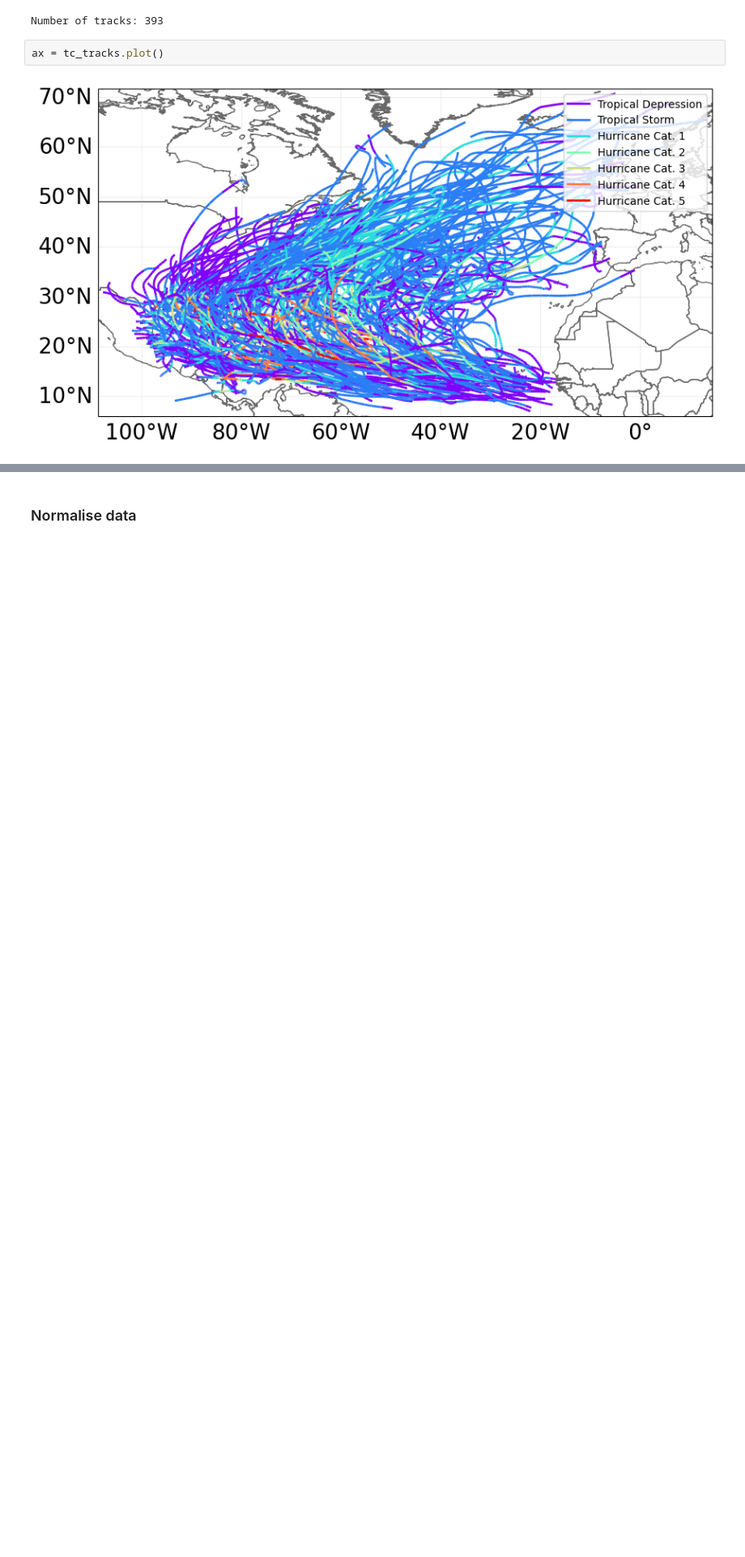
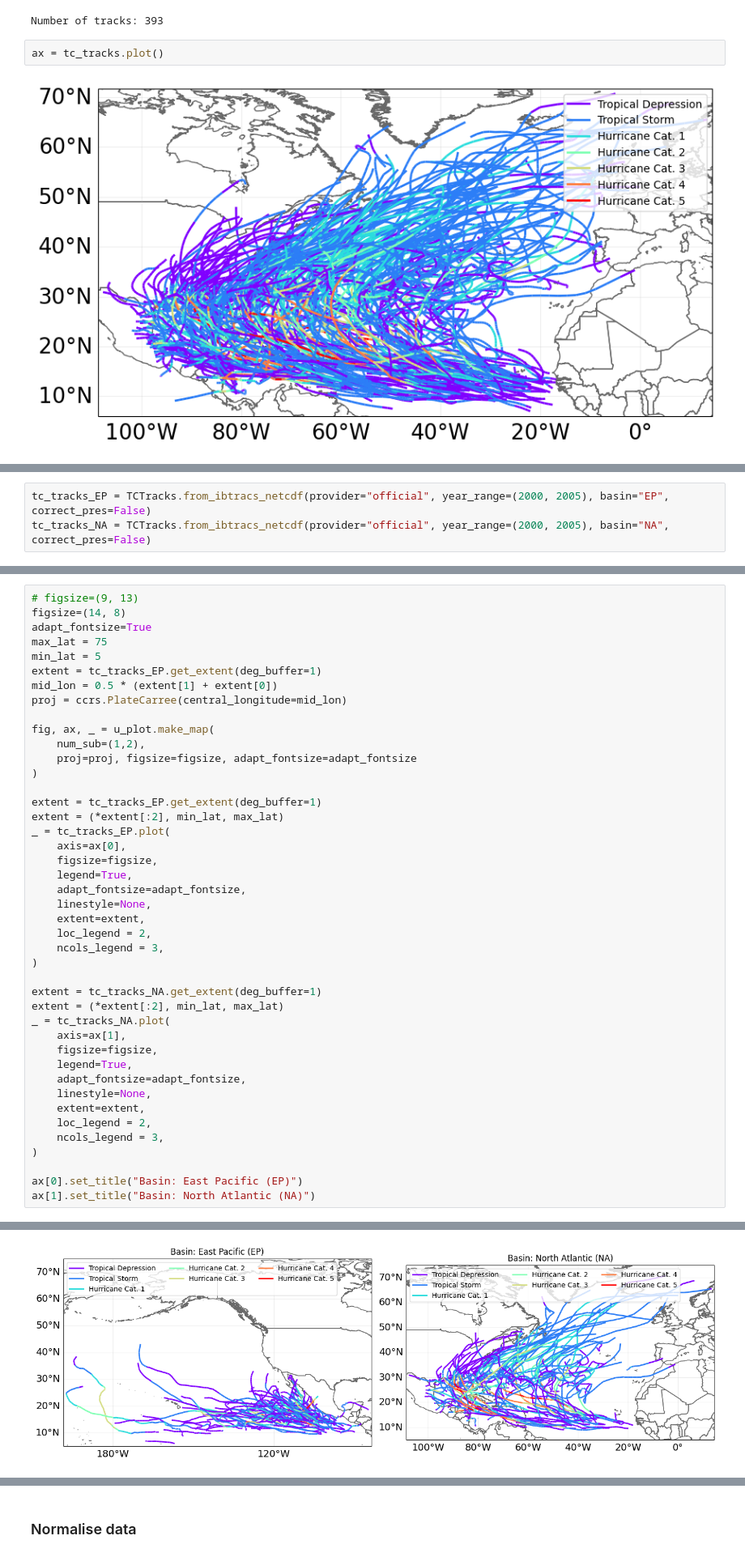
Before and after one commit to ejbrun/koopman_learning_tropical_cyclone, a Jupyter notebook: examples/koopman_kernel_for_TC.ipynb, the cells around one changed output, grey strips where cells are left out. Shown at 81% size. Cells and saved outputs as stored; diff of their text form; blank space fills up the shorter version.

Commit message:
update README.md and climada plotting function

```diff
--- a/examples/koopman_kernel_for_TC.ipynb
+++ b/examples/koopman_kernel_for_TC.ipynb
@@ -45,0 +59,3 @@ ax = tc_tracks.plot()
+# %%
+tc_tracks_EP = TCTracks.from_ibtracs_netcdf(provider="official", year_range=(2000, 2005), basin="EP", correct_pres=False)
+tc_tracks_NA = TCTracks.from_ibtracs_netcdf(provider="official", year_range=(2000, 2005), basin="NA", correct_pres=False)
@@ -45,0 +68,44 @@ ax = tc_tracks.plot()
+# %%
+# figsize=(9, 13)
+figsize=(14, 8)
+adapt_fontsize=True
+max_lat = 75
+min_lat = 5
+extent = tc_tracks_EP.get_extent(deg_buffer=1)
+mid_lon = 0.5 * (extent[1] + extent[0])
+proj = ccrs.PlateCarree(central_longitude=mid_lon)
+
+fig, ax, _ = u_plot.make_map(
+    num_sub=(1,2),
+    proj=proj, figsize=figsize, adapt_fontsize=adapt_fontsize
+)
+
+extent = tc_tracks_EP.get_extent(deg_buffer=1)
+extent = (*extent[:2], min_lat, max_lat)
+_ = tc_tracks_EP.plot(
+    axis=ax[0],
+    figsize=figsize,
+    legend=True,
+    adapt_fontsize=adapt_fontsize,
+    linestyle=None,
+    extent=extent,
+    loc_legend = 2,
+    ncols_legend = 3,
+)
+
+extent = tc_tracks_NA.get_extent(deg_buffer=1)
+extent = (*extent[:2], min_lat, max_lat)
+_ = tc_tracks_NA.plot(
+    axis=ax[1],
+    figsize=figsize,
+    legend=True,
+    adapt_fontsize=adapt_fontsize,
+    linestyle=None,
+    extent=extent,
+    loc_legend = 2,
+    ncols_legend = 3,
+)
+
+ax[0].set_title("Basin: East Pacific (EP)")
+ax[1].set_title("Basin: North Atlantic (NA)")
+# %% [output]
@@ -45,0 +113 @@ ax = tc_tracks.plot()
+[figure, added]
```
Also changed, not shown: parts of 6 cells of this notebook, 7 other files.
